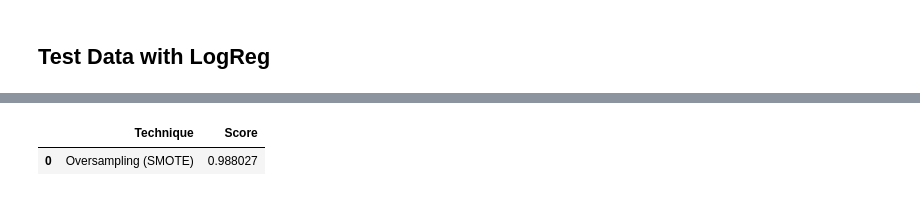
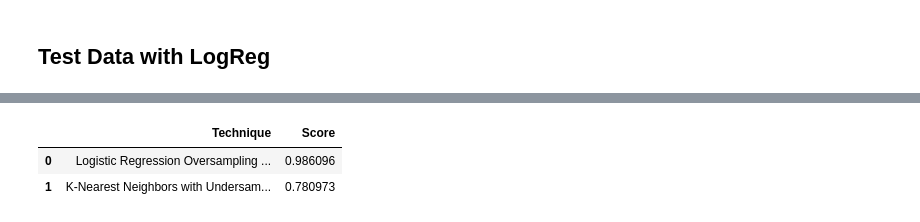
Before and after one commit to MarioCSilva/Credit-Card-Fraud-Detection, a Jupyter notebook: Project2.ipynb, the cells around one changed output, grey strips where cells are left out. Saved outputs shown, nothing was run; the diff lists cells and outputs as text; code cells hidden in the pictures.

```diff
--- a/Project2.ipynb
+++ b/Project2.ipynb
@@ -410,0 +429,9 @@ f1: 0.11340575432014002
+# %%
+from sklearn.model_selection import GridSearchCV
+
+knears_params = {"n_neighbors": list(range(2,5,1)), 'algorithm': ['auto', 'ball_tree', 'kd_tree', 'brute']}
+
+grid_knears = GridSearchCV(KNeighborsClassifier(), knears_params)
+grid_knears.fit(X_train, y_train)
+# KNears best estimator
+knears_neighbors = grid_knears.best_estimator_
@@ -554,21 +662,26 @@ weighted avg       0.94      0.94      0.94       197
 # %%
 # Final Score in the test set of logistic regression
 from sklearn.metrics import accuracy_score
 
 # Logistic Regression with SMOTE Technique (Better accuracy with SMOTE t)
 y_pred_sm = best_est.predict(original_Xtest)
 oversample_score = accuracy_score(original_ytest, y_pred_sm)
 
-d = {'Technique': ['Oversampling (SMOTE)'], 'Score': [oversample_score]}
+# Logistic Regression with Under-Sampling
+y_pred = knears_neighbors.predict(original_Xtest)
+undersample_score = accuracy_score(original_ytest, y_pred)
+
+d = {'Technique': ['Logistic Regression Oversampling (SMOTE)', 'K-Nearest Neighbors with Undersampling'], 'Score': [oversample_score, undersample_score]}
 final_df = pd.DataFrame(data=d)
 
 # Move column
 score = final_df['Score']
 final_df.drop('Score', axis=1, inplace=True)
 final_df.insert(1, 'Score', score)
 
 # Note how high is accuracy score it can be misleading!
 final_df
 # %% [output]
 |  | Technique | Score |
-| 0 | Oversampling (SMOTE) | 0.988027 |
+| 0 | Logistic Regression Oversampling ... | 0.986096 |
+| 1 | K-Nearest Neighbors with Undersam... | 0.780973 |
```
Also changed, not shown: parts of 17 cells of this notebook.
